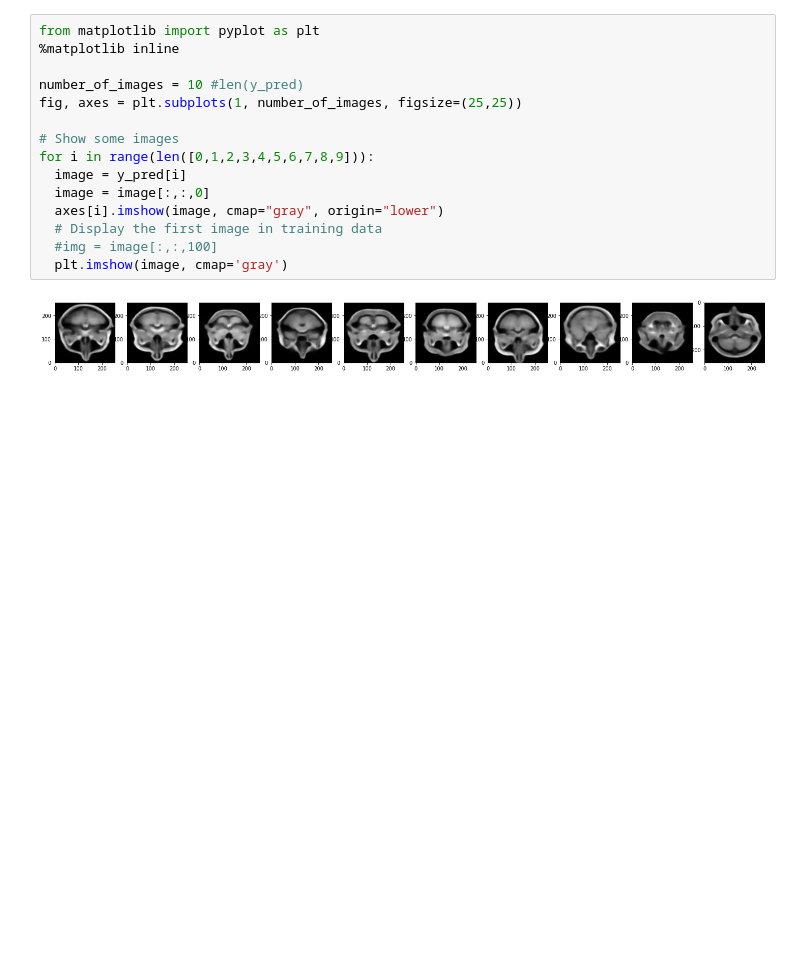
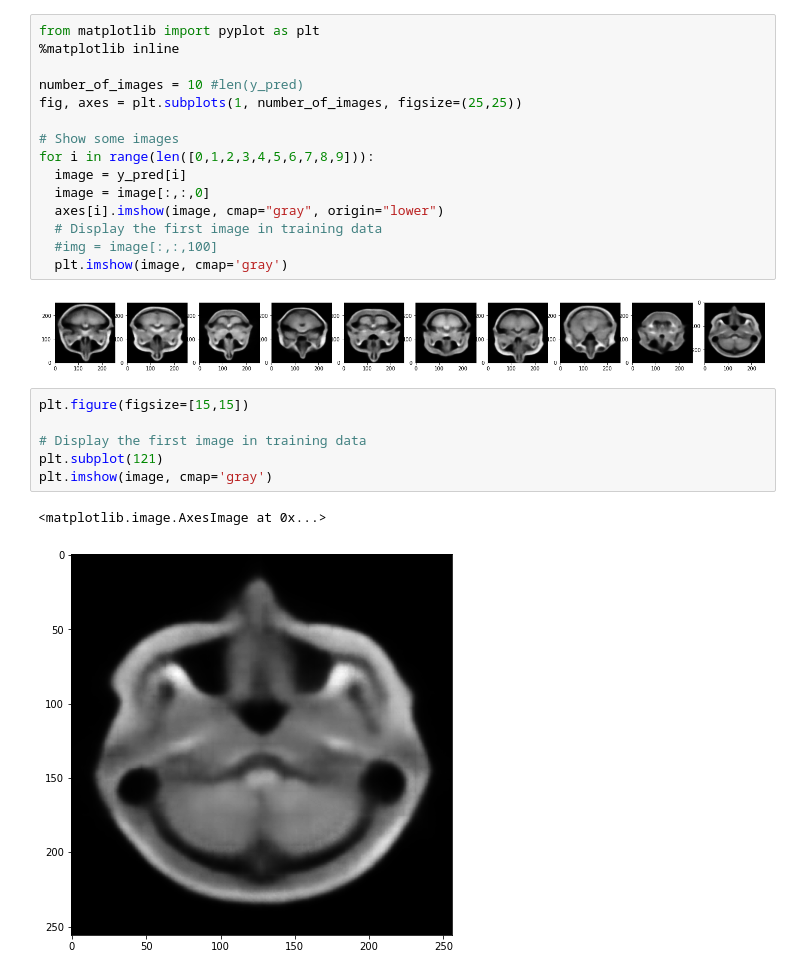
Before and after one commit to mtablado/uoc2022_tfm, a Jupyter notebook: vae.ipynb, the cells around one changed output. Saved outputs shown, nothing was run; the diff lists cells and outputs as text; blank space fills up the shorter version.

Commit message:
showing one image alone as well

```diff
--- a/vae.ipynb
+++ b/vae.ipynb
@@ -268,3 +268,12 @@ for i in range(len([0,1,2,3,4,5,6,7,8,9])):
   plt.imshow(image, cmap='gray')
 # %% [output]
 [figure]
+# %%
+plt.figure(figsize=[15,15])
+
+# Display the first image in training data
+plt.subplot(121)
+plt.imshow(image, cmap='gray')
+# %% [output]
+<matplotlib.image.AxesImage at 0x...>
+[figure, added]
```
